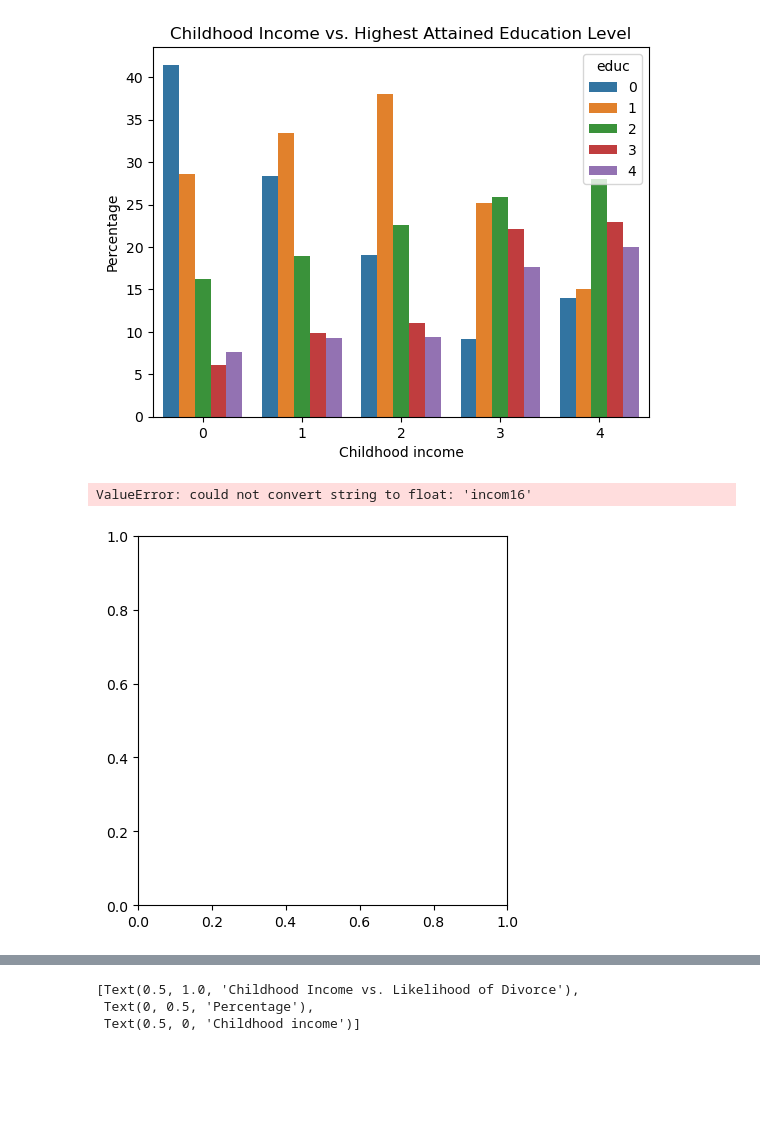
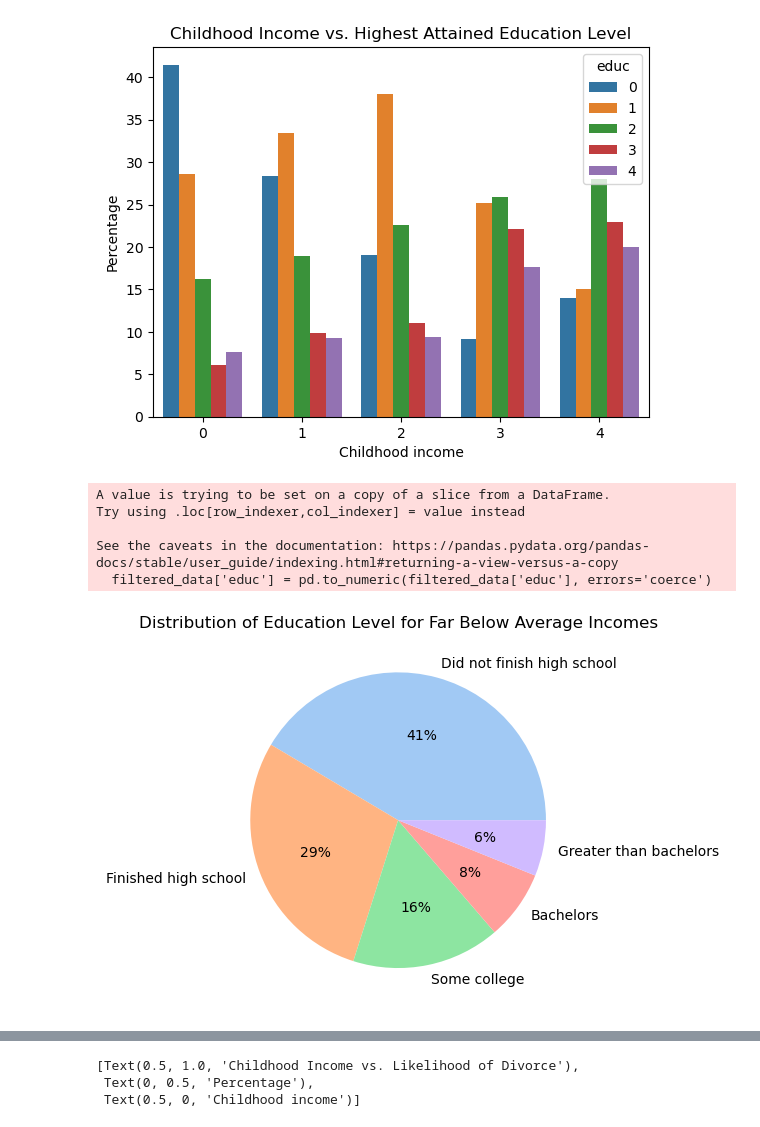
Before and after one commit to DS3001/group24, a Jupyter notebook: lab1_graphs.ipynb, the cells around one changed output, grey strips where cells are left out. Drawn from its saved outputs; the diff is of its cells as text; code cells hidden in the pictures; blank space fills up the shorter version.

```diff
--- a/lab1_graphs.ipynb
+++ b/lab1_graphs.ipynb
@@ -205,18 +205,27 @@ sns.barplot(data=percentage_data, x=var1, y="Percentage", hue=var3).set(title='C
  Text(0, 0.5, 'Percentage'),
  Text(0.5, 0, 'Childhood income')]
 [figure]
-# %%
-# create pie charts as another way to visualize the education level data, since it is more complicated
-import matplotlib.pyplot as plt
-
-grouped_data = df.groupby([incom16, var3]).size().unstack()
-percentage_data = grouped_data.apply(calculate_percentages, axis=1).stack().reset_index(name="Percentage")
-
-colors = sns.color_palette('pastel')[0:5]
-labels = ['Did not finish high school', 'Finished highschool', 'Some college', 'Bachelors', 'Greater than bachelors']
-
-plt.pie(var1, labels = labels, colors = colors, autopct='%.0f%%')
-plt.show()
-# %% [output]
-ValueError: could not convert string to float: 'incom16'
-[figure, removed]
+# %%
+filtered_data = df[df['incom16'] == 0]
+
+# Define the labels and colors
+labels = ['Did not finish high school', 'Finished high school', 'Some college', 'Bachelors', 'Greater than bachelors']
+colors = sns.color_palette('pastel')[0:5]
+
+# Convert the "educ" column to a numeric data type
+filtered_data['educ'] = pd.to_numeric(filtered_data['educ'], errors='coerce')
+
+# Count the occurrences of each category
+category_counts = filtered_data['educ'].value_counts()
+
+# Create a pie chart
+plt.pie(category_counts, labels=labels, colors=colors, autopct='%.0f%%')
+plt.title("Distribution of Education Level for Far Below Average Incomes")
+plt.show()
+# %% [output]
+A value is trying to be set on a copy of a slice from a DataFrame.
+Try using .loc[row_indexer,col_indexer] = value instead
+
+See the caveats in the documentation: https://pandas.pydata.org/pandas-docs/stable/user_guide/indexing.html#returning-a-view-versus-a-copy
+  filtered_data['educ'] = pd.to_numeric(filtered_data['educ'], errors='coerce')
+[figure, added]
```
Also changed, not shown: parts of 1 cell of this notebook.
